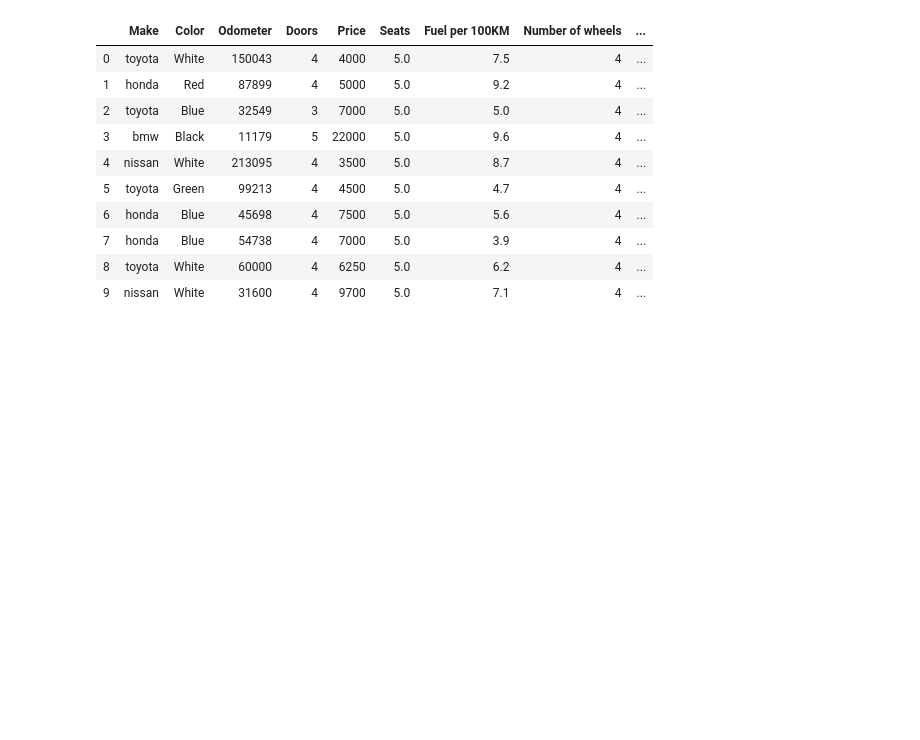
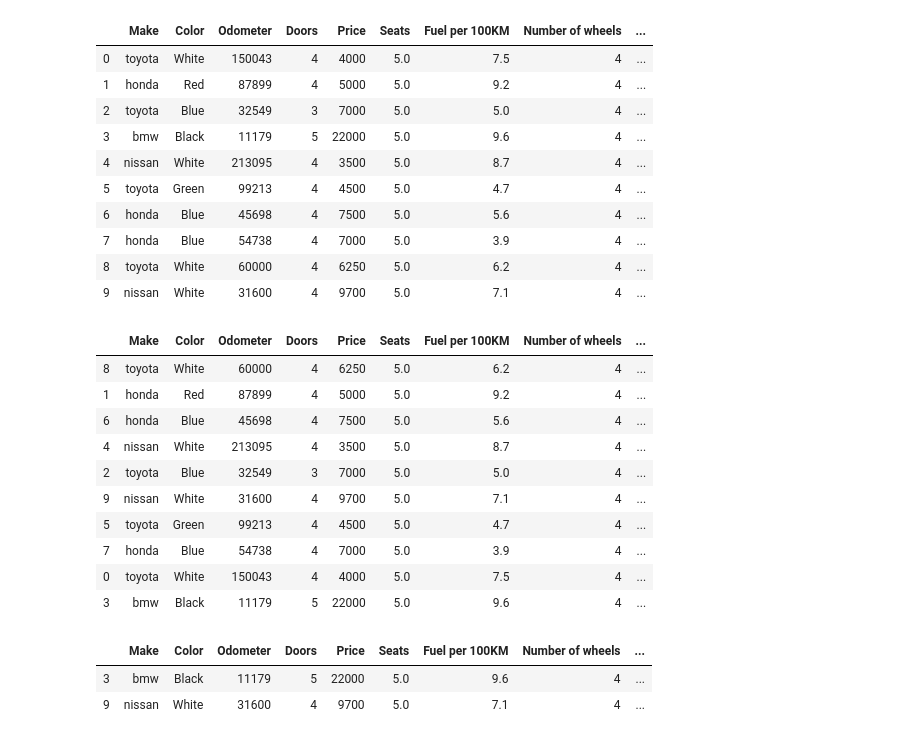
Before and after one commit to TanujaShinde04/DataAnalysis-MachineLearning-NeuralNetworks_Udemy, a Jupyter notebook: Intro_to_pandas.ipynb, the cells around one changed output. Drawn from its saved outputs; the diff is of its cells as text; code cells hidden in the pictures; blank space fills up the shorter version.

```diff
--- a/Intro_to_pandas.ipynb
+++ b/Intro_to_pandas.ipynb
@@ -599,3 +599,27 @@ car_sales
 | 7 | honda | Blue | 54738 | 4 | 7000 | 5.0 | 3.9 | 4 | ... |
 | 8 | toyota | White | 60000 | 4 | 6250 | 5.0 | 6.2 | 4 | ... |
 | 9 | nissan | White | 31600 | 4 | 9700 | 5.0 | 7.1 | 4 | ... |
+# %%
+car_sales_shuffled =car_sales.sample(frac=1)
+# %%
+car_sales_shuffled
+# %% [output]
+|  | Make | Color | Odometer | Doors | Price | Seats | Fuel per 100KM | Number of wheels | ... |
+| 8 | toyota | White | 60000 | 4 | 6250 | 5.0 | 6.2 | 4 | ... |
+| 1 | honda | Red | 87899 | 4 | 5000 | 5.0 | 9.2 | 4 | ... |
+| 6 | honda | Blue | 45698 | 4 | 7500 | 5.0 | 5.6 | 4 | ... |
+| 4 | nissan | White | 213095 | 4 | 3500 | 5.0 | 8.7 | 4 | ... |
+| 2 | toyota | Blue | 32549 | 3 | 7000 | 5.0 | 5.0 | 4 | ... |
+| 9 | nissan | White | 31600 | 4 | 9700 | 5.0 | 7.1 | 4 | ... |
+| 5 | toyota | Green | 99213 | 4 | 4500 | 5.0 | 4.7 | 4 | ... |
+| 7 | honda | Blue | 54738 | 4 | 7000 | 5.0 | 3.9 | 4 | ... |
+| 0 | toyota | White | 150043 | 4 | 4000 | 5.0 | 7.5 | 4 | ... |
+| 3 | bmw | Black | 11179 | 5 | 22000 | 5.0 | 9.6 | 4 | ... |
+# %%
+# only select 20% of the data
+
+car_sales_shuffled.sample(frac=0.2)
+# %% [output]
+|  | Make | Color | Odometer | Doors | Price | Seats | Fuel per 100KM | Number of wheels | ... |
+| 3 | bmw | Black | 11179 | 5 | 22000 | 5.0 | 9.6 | 4 | ... |
+| 9 | nissan | White | 31600 | 4 | 9700 | 5.0 | 7.1 | 4 | ... |
```
Also changed, not shown: parts of 5 cells of this notebook.
